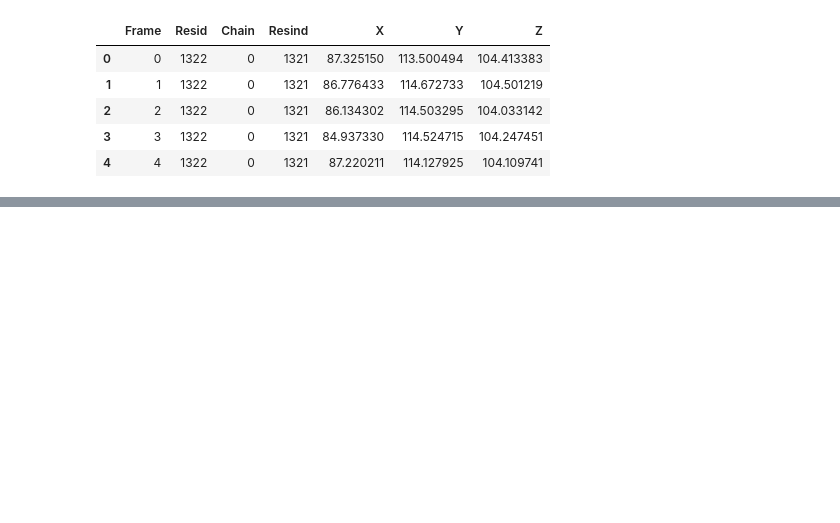
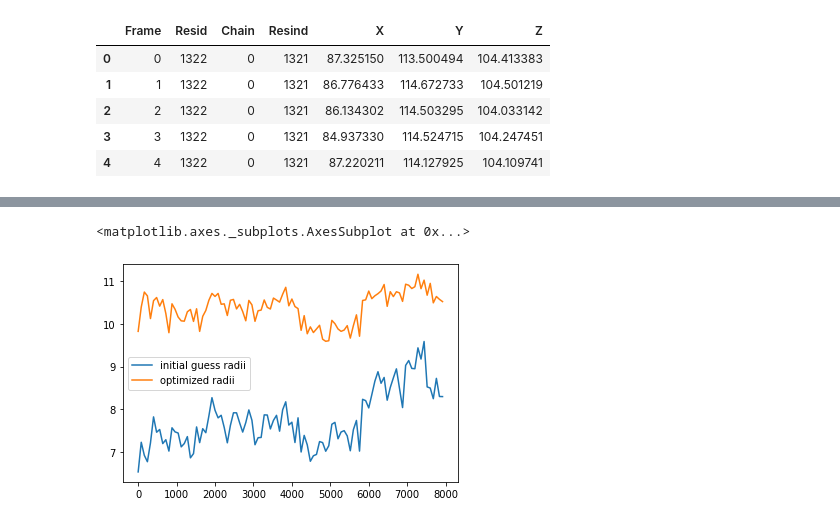
Before and after one commit to wesleymsmith/Piezo_Channel_Radius, a Jupyter notebook: Cone_Fit_Channel_COM_data.ipynb, the cells around one changed output, grey strips where cells are left out. Drawn from its saved outputs; the diff is of its cells as text; code cells hidden in the pictures; blank space fills up the shorter version.

Commit message:
computed 2 cone fit for 100 frames from 0 to 8000 and plotted initial and optimal radii

```diff
--- a/Cone_Fit_Channel_COM_data.ipynb
+++ b/Cone_Fit_Channel_COM_data.ipynb
@@ -1296,7 +1296,7 @@ Two cone model data:
 [interactive output not drawn]
 # %%
 valResidList=[1348,2766,4184]
-frame=1000
+frame=1
 
 upperResQuery=' or '.join(['((Resid < %g) and (Chain == %g))'%(res,iRes) for iRes,res in enumerate(valResidList)])
 lowerResQuery=' or '.join(['((Resid > %g) and (Chain == %g))'%(res,iRes) for iRes,res in enumerate(valResidList)])
@@ -1571,3 +1571,70 @@ Two cone model data:
  'k': array([1, 4, 2, 5, 0, 3]),
  'opacity': 1}
 [interactive output not drawn]
+# %%
+valResidList=[1348,2766,4184]
+
+frameSet=np.arange(100)*80
+initArgSets=np.zeros(shape=(len(frameSet),5))
+optArgSets=np.zeros(shape=(len(frameSet),5))
+
+for iFrame,frame in enumerate(frameSet):
+    print("--- --- --- --- ---")
+    print("frame %g"%frame)
+    upperResQuery=' or '.join(['((Resid < %g) and (Chain == %g))'%(res,iRes) for iRes,res in enumerate(valResidList)])
+    lowerResQuery=' or '.join(['((Resid > %g) and (Chain == %g))'%(res,iRes) for iRes,res in enumerate(valResidList)])
+    comResQuery=' or '.join(['((Resid == %g) and (Chain == %g))'%(res,iRes) for iRes,res in enumerate(valResidList)])
+    #print('query:',resQuery)
+    #display(comDataFrame.query(resQuery).head())
+    go=ply.graph_objs
+    coordDataFrame=comDataFrame.query('(Frame == %g)'%frame)
+
+    coordDat=coordDataFrame[['X','Y','Z']].to_numpy()
+    upperDat=coordDataFrame.query(upperResQuery)[['X','Y','Z']].to_numpy()
+    lowerDat=coordDataFrame.query(lowerResQuery)[['X','Y','Z']].to_numpy()
+    comDat=coordDataFrame.query(comResQuery)[['X','Y','Z']].to_numpy()
+    #print('upper:\n',upperDat.shape,'\nlower:\n',lowerDat.shape)
+    #print('---')
+    upperCOM=np.mean(upperDat,axis=0)
+    lowerCOM=np.mean(lowerDat,axis=0)
+    comVal=np.mean(comDat,axis=0)
+    print('upperCOM:',upperCOM,'\nlowerCOM:',lowerCOM,'\ncomVal:',comVal)
+
+    #args = dz1,x1,y1,d2,ri
+
+    dz1_init=upperCOM[2]-comVal[2]
+    x1_init=upperCOM[0]
+    y1_init=upperCOM[1]
+
+    c_o1_init=np.array([x1_init,y1_init,dz1_init+comVal[2]])
+    c_ax1_init=comVal-c_o1_init
+    c_ax1_init=c_ax1_init/np.sqrt(np.sum(c_ax1_init**2))
+    d1_init=np.sum((comVal-c_o1_init)*c_ax1_init)/np.sqrt(np.sum(c_ax1_init**2))
+    #print('c_o1_init',c_o1_init,
+    #      'c_ax1_init',c_ax1_init)
+
+    c_ax2_init=-c_ax1_init
+    d2_init=np.sum((comVal-lowerCOM)*c_ax2_init)/np.sqrt(np.sum(c_ax2_init**2))
+    c_o2_init=comVal-c_ax2_init*d2
+
+    ri_init=np.sqrt(np.mean(np.sum((comDat-comVal)**2,axis=1)))#np.sqrt(np.mean(np.sum((Xtest-comVal)**2,axis=1)))
+
+    args_init=np.array([dz1_init,x1_init,y1_init,d2_init,ri_init])
+    #print('initial fit guess (dz1,x1,y1,d2,ri):',args_init)
+    twoConeModelData=twoConeModel_from_fitData(args_init,comVal)
+
+    optParm=sp.optimize.minimize(
+        fun=get_twoConeNorm_fun(comVal,coordDat),
+        x0=args_init,
+        method='Powell',
+        options={'disp':True})
+    print('args = dz1,x1,y1,d2,ri')
+    print('initial args:',args_init)
+    print('optimized args:',optParm.x)
+
+    initArgSets[iFrame]=copy.deepcopy(args_init)
+    optArgSets[iFrame]=copy.deepcopy(optParm.x)
+
+sns.lineplot(frameSet,initArgSets[:,-1],label='initial guess radii')
+sns.lineplot(frameSet,optArgSets[:,-1],label='optimized radii')
+# %% [output]
@@ -1573,0 +1658,2 @@ Two cone model data:
+<matplotlib.axes._subplots.AxesSubplot at 0x...>
+[figure, added]
```
Also changed, not shown: parts of 2 cells of this notebook.
